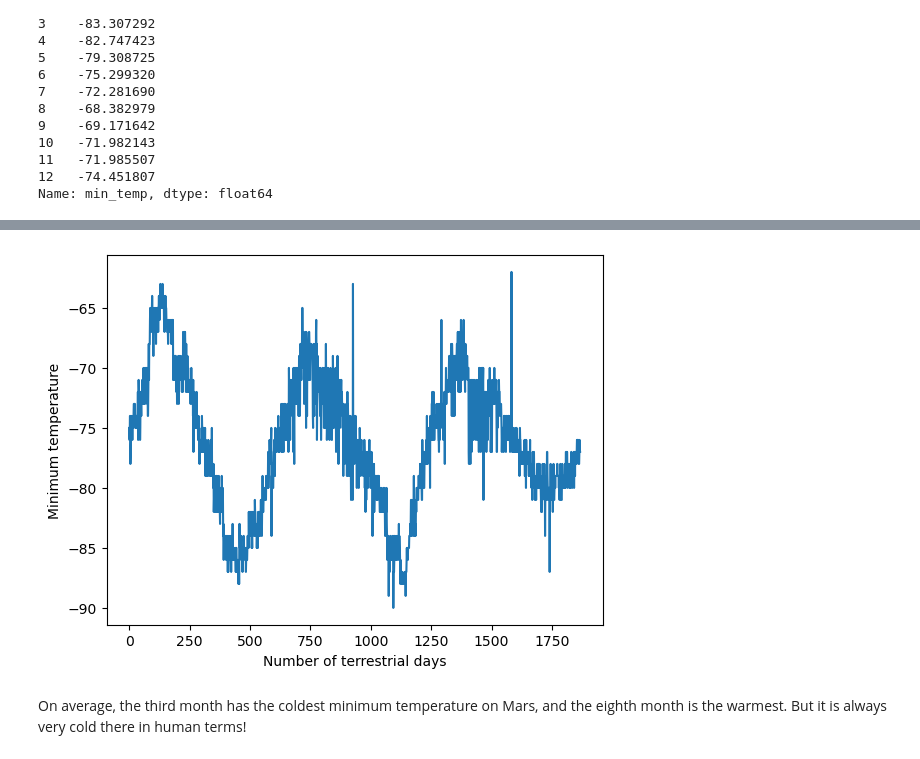
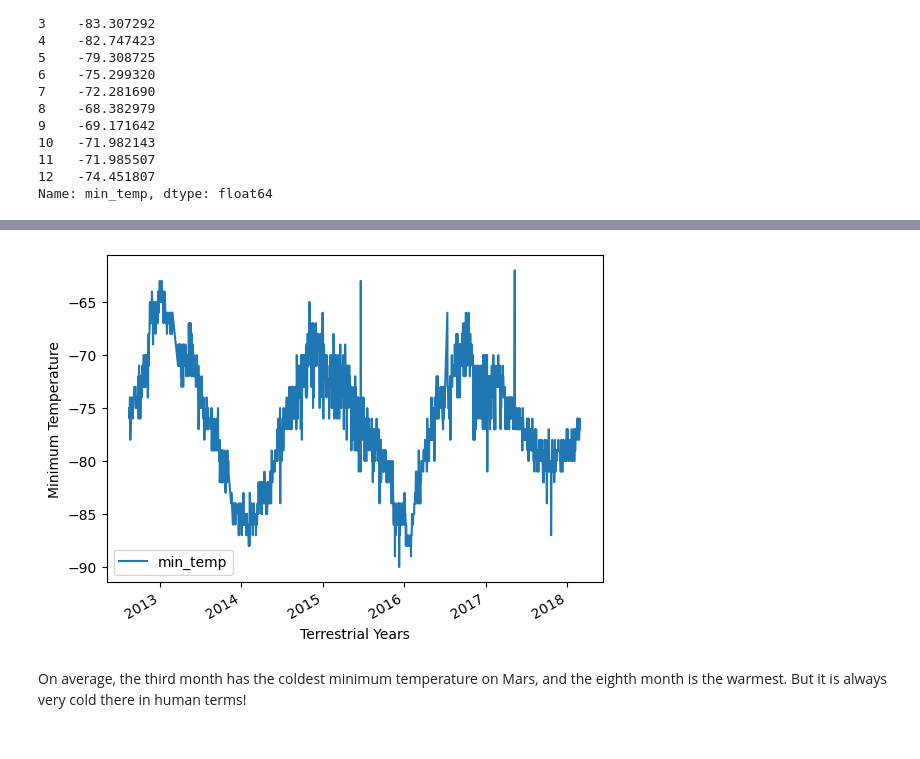
Before and after one commit to ollayyy/mars-webscraping-challenge, a Jupyter notebook: part_2_mars_weather.ipynb, the cells around one changed output, grey strips where cells are left out. Cells and saved outputs as stored; diff of their text form; code cells hidden in the pictures.

```diff
--- a/part_2_mars_weather.ipynb
+++ b/part_2_mars_weather.ipynb
@@ -191,7 +219,14 @@ Name: pressure, dtype: float64
 # %%
 # 5. How many terrestrial (earth) days are there in a Martian year?
+earth_days = df['terrestrial_date'].nunique() / df['sol'].nunique() * 867
+earth_days
+
+df.plot(x='terrestrial_date', y='min_temp')
+plt.xlabel('Terrestrial Years')
+plt.ylabel('Minimum Temperature')
+plt.show()
 # %% [output]
-[figure, old version]
+[figure, new version]
 # %% [markdown]
 On average, the third month has the coldest minimum temperature on Mars, and the eighth month is the warmest. But it is always very cold there in human terms!
 # %% [markdown]
```
Also changed, not shown: parts of 12 cells of this notebook, 1 other file.
